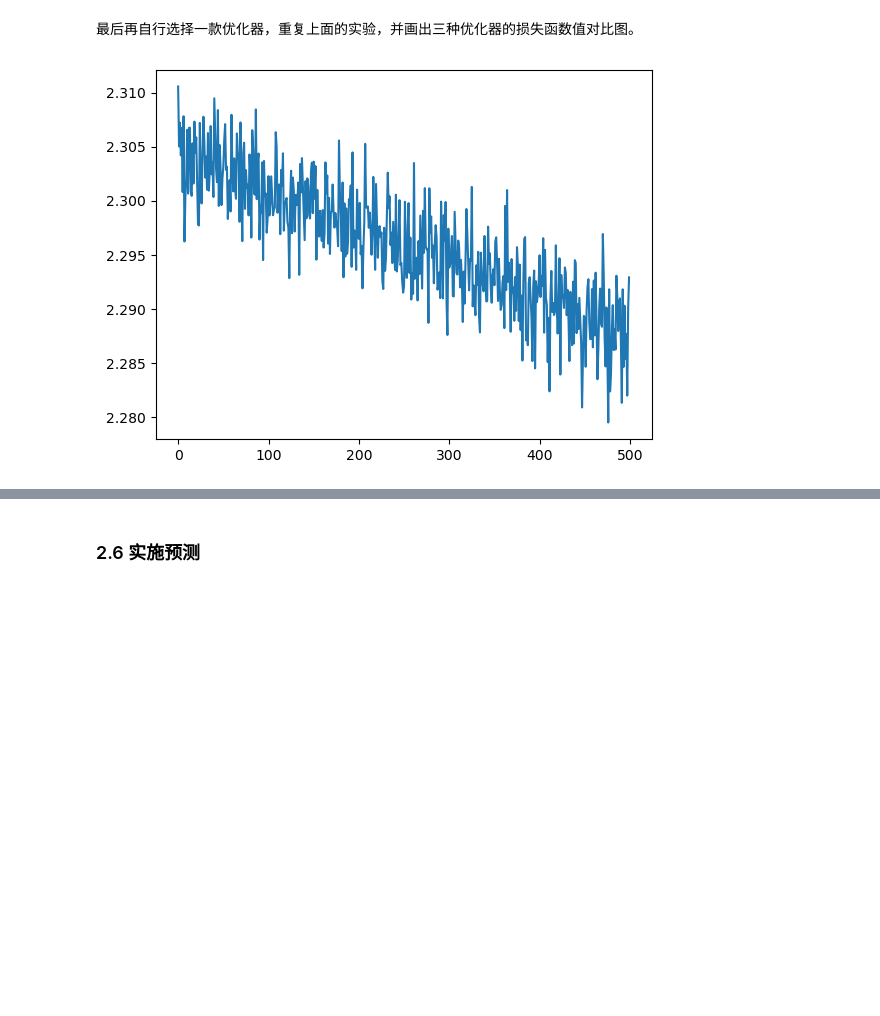
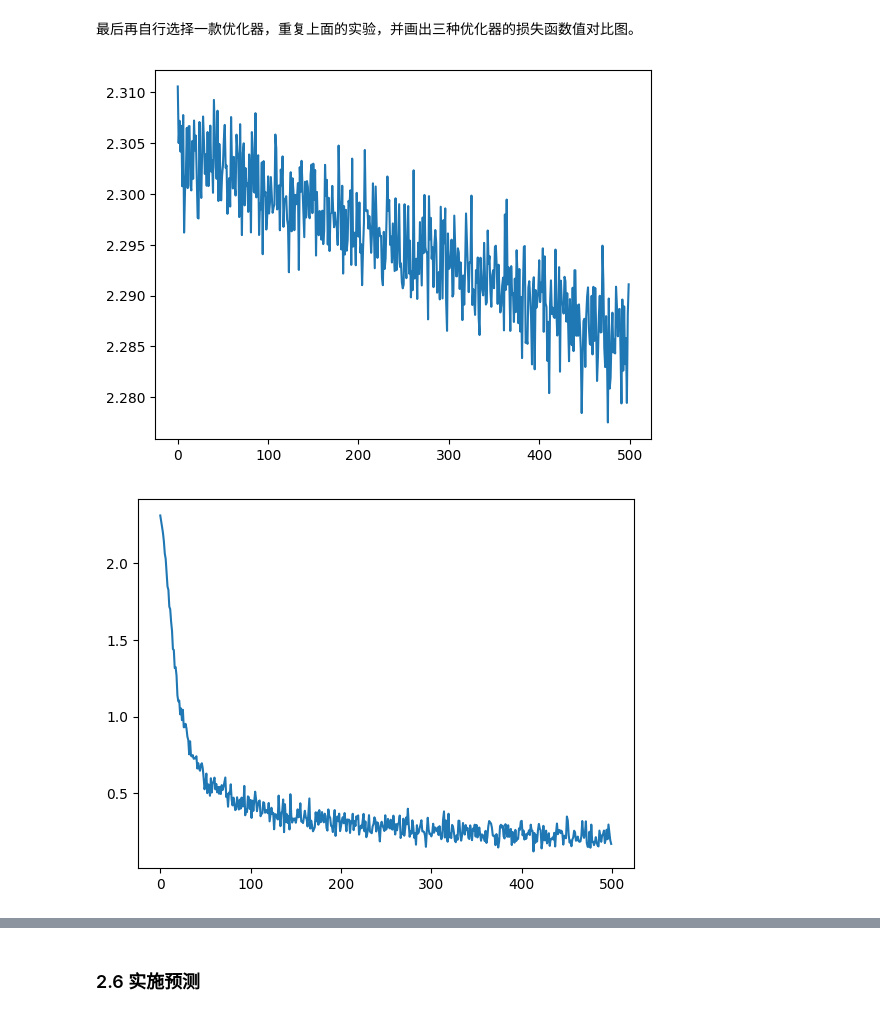
Before and after one commit to By-Xin/ByCsdiy, a Jupyter notebook: DeepLearning/DeepLearning_Qyx/HW4/lec8-convnet-training.ipynb, the cells around one changed output, grey strips where cells are left out. Drawn from its saved outputs; the diff is of its cells as text; code cells hidden in the pictures; blank space fills up the shorter version.

```diff
--- a/DeepLearning/DeepLearning_Qyx/HW4/lec8-convnet-training.ipynb
+++ b/DeepLearning/DeepLearning_Qyx/HW4/lec8-convnet-training.ipynb
@@ -31,6 +31,10 @@ from torch.utils.data import DataLoader
 np.random.seed(123456)
 torch.manual_seed(123456)
 
+device=torch.device('cuda' if torch.cuda.is_available() else 'cpu')
+print(device)
+
+
 mnist = datasets.MNIST(
     root="data",
     train=True,
@@ -389,11 +360,11 @@ lr = 0.001
 np.random.seed(123)
 torch.manual_seed(123)
 
-model = MyLeNet()
+model_adagrad = MyLeNet().to(device)
 losses_adagrad = []
 
 
-opt = torch.optim.Adagrad(model.parameters(),lr=lr)
+opt = torch.optim.Adagrad(model_adagrad.parameters(),lr=lr)
 
 n = x.shape[0]
 obs_id = np.arange(n)
@@ -403,10 +374,10 @@ for epoch in tqdm(range(nepoch)):
 
     for i in range(0,n,batch_size):
         # Create mini-batch
-        x_mini_batch = x[obs_id[i:(i + batch_size)]]
-        y_mini_batch = y[obs_id[i:(i + batch_size)]]
+        x_mini_batch = x[obs_id[i:(i + batch_size)]].to(device)
+        y_mini_batch = y[obs_id[i:(i + batch_size)]].to(device)
         # Compute loss
-        pred = model(x_mini_batch)
+        pred = model_adagrad(x_mini_batch)
         lossfn = torch.nn.NLLLoss()
         loss = lossfn(torch.log(pred), y_mini_batch)
         # Compute gradient and update parameters
@@ -435,35 +406,40 @@ lr = 0.001
 np.random.seed(123)
 torch.manual_seed(123)
 
-model = MyLeNet()
+model_RMSprop = MyLeNet().to(device)
 
-losses_adadelta = []
+losses_RMSprop = []
 
 
-opt = torch.optim.Adadelta(model.parameters(),lr=lr)
+opt = torch.optim.RMSprop(model_RMSprop.parameters(), lr=lr)
 
 n = x.shape[0]
 obs_id = np.arange(n)
 
-for epoch in range(nepoch):
+for epoch in tqdm(range(nepoch)):
     np.random.shuffle(obs_id)
 
-    for i in tqdm(range(0,n,batch_size)):
+    for i in range(0,n,batch_size):
         # Create mini-batch
-        x_mini_batch = x[obs_id[i:(i + batch_size)]]
-        y_mini_batch = y[obs_id[i:(i + batch_size)]]
+        x_mini_batch = x[obs_id[i:(i + batch_size)]].to(device)
+        y_mini_batch = y[obs_id[i:(i + batch_size)]].to(device)
         # Compute loss
-        pred = model(x_mini_batch)
+        pred = model_RMSprop(x_mini_batch)
         lossfn = torch.nn.NLLLoss()
         loss = lossfn(torch.log(pred), y_mini_batch)
         # Compute gradient and update parameters
         opt.zero_grad()
         loss.backward()
         opt.step()
-        losses_adadelta.append(loss.item())
-
-plt.plot(losses_adadelta)
-plt.show()
+        losses_RMSprop.append(loss.item())
 # 完成模型训练和作图
-# %% [output]
-[figure, removed]
+# %%
+plt.plot(losses_sgd)
+plt.show()
+plt.plot(losses_adagrad)
+plt.show()
+plt.plot(losses_RMSprop)
+plt.show()
+# %% [output]
+[figure, added]
+[figure, added]
```
Also changed, not shown: parts of 14 cells of this notebook, 10 other files.
